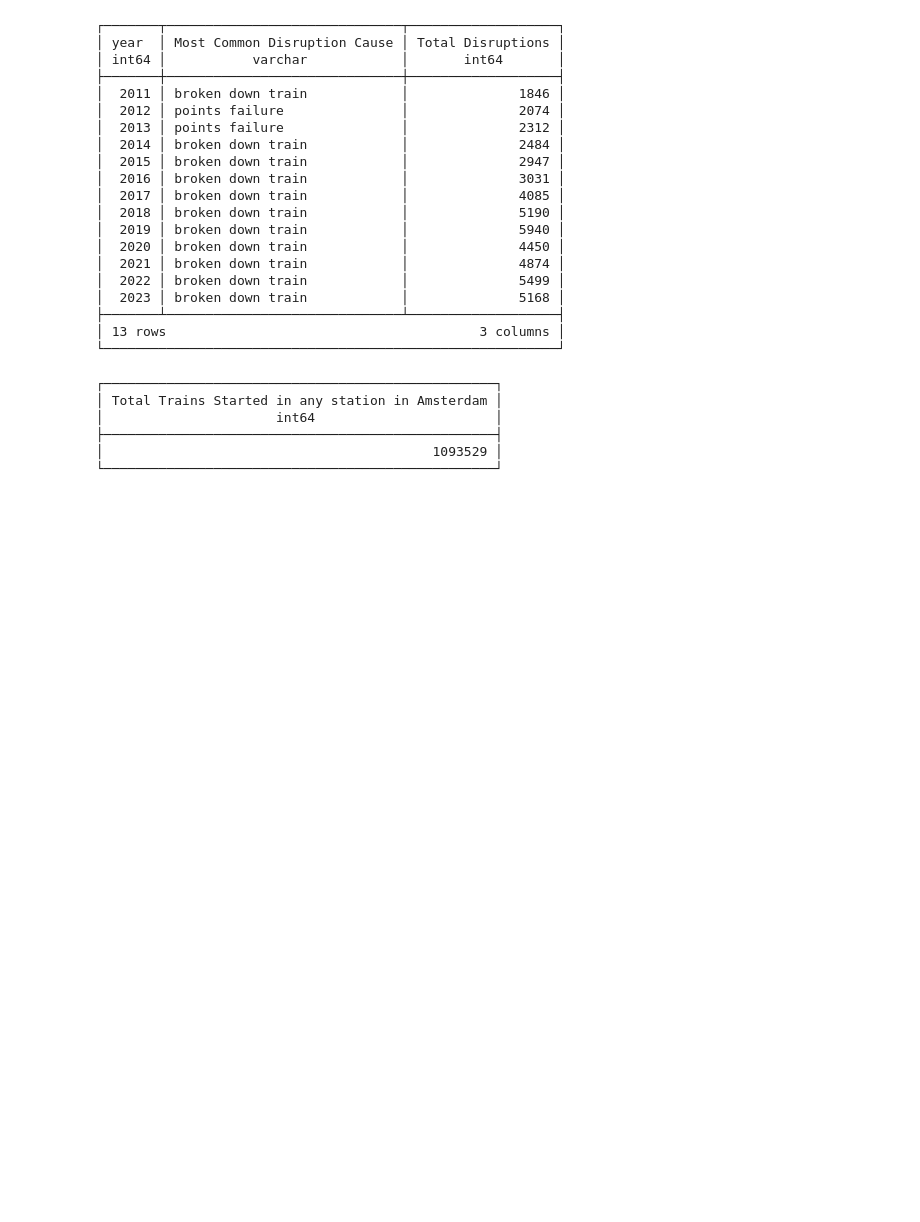
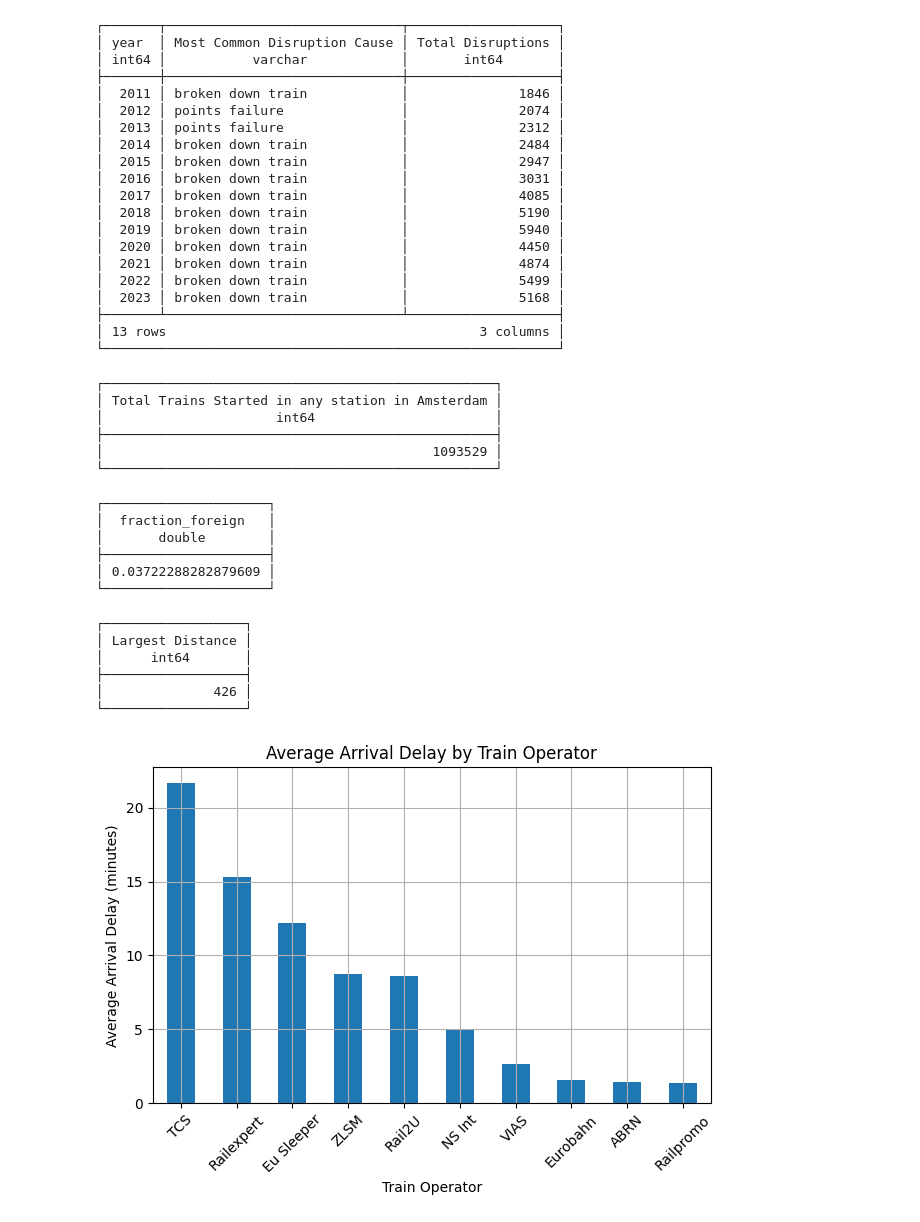
Before and after one commit to wozniakos10/MLOps, a Jupyter notebook: lab02/homework/homework.ipynb, the cells around one changed output. Cells and saved outputs as stored; diff of their text form; code cells hidden in the pictures; blank space fills up the shorter version.

```diff
--- a/lab02/homework/homework.ipynb
+++ b/lab02/homework/homework.ipynb
@@ -458,3 +458,69 @@ WHERE "Stop:Station name" ILIKE '%amsterdam%' AND "Stop:Arrival time" IS NULL
 ├──────────────────────────────────────────────────┤
 │                                          1093529 │
 └──────────────────────────────────────────────────┘
+# %%
+# What fraction of services was run to final destinations outside the Netherlands?
+db_duck.sql("""
+WITH service_counts AS (
+    SELECT
+        COUNT(DISTINCT s."Service:RDT-ID") AS total_services,
+        SUM(CASE WHEN st.country != 'NL'
+             AND s."Stop:Departure time" IS NULL
+             THEN 1 ELSE 0 END) AS foreign_services
+    FROM
+        services s
+    LEFT JOIN stations st ON s."Stop:Station code" = st.code
+    WHERE
+        s."Stop:Departure time" IS NULL  -- Final destination (no departure time)
+)
+SELECT
+    foreign_services  / total_services AS fraction_foreign
+FROM
+    service_counts;
+""")
+# %% [output]
+┌─────────────────────┐
+│  fraction_foreign   │
+│       double        │
+├─────────────────────┤
+│ 0.03722288282879609 │
+└─────────────────────┘
+# %%
+# What is the largest distance between stations in the Netherlands (code NL)?
+db_duck.sql("""
+Select max(dist.distance) as "Largest Distance"
+from distances_long dist
+left join stations s1 on dist.Station = s1.code
+left join stations s2 on dist.other_station = s2.code
+where s1.country = 'NL' and s2.country = 'NL'
+
+""")
+# %% [output]
+┌──────────────────┐
+│ Largest Distance │
+│      int64       │
+├──────────────────┤
+│              426 │
+└──────────────────┘
+# %%
+# Compare the average arrival delay between different train operators (Service:Company) on a bar plot. Sort them appropriately.
+delay_df = db_duck.sql("""
+from services
+select "Service:Company", AVG("Stop:Arrival delay") as "Average Arrival Delay"
+WHERE "Service:Company" IS NOT NULL AND "Service:Company" != '.'
+group by "Service:Company"
+order by "Average Arrival Delay" DESC
+""").df()
+# %%
+import matplotlib.pyplot as plt
+
+delay_df.head(10).plot.bar(x="Service:Company", y="Average Arrival Delay", legend=False, title="Average Arrival Delay by Train Operator", xlabel="Train Operator", ylabel="Average Arrival Delay (minutes)", grid=True)
+# Rotate x-axis labels for better readability
+plt.xticks(rotation=45)
+
+# Adjust layout to prevent label cutoff
+plt.tight_layout()
+
+plt.show()
+# %% [output]
+[figure, added]
```
Also changed, not shown: parts of 14 cells of this notebook.
